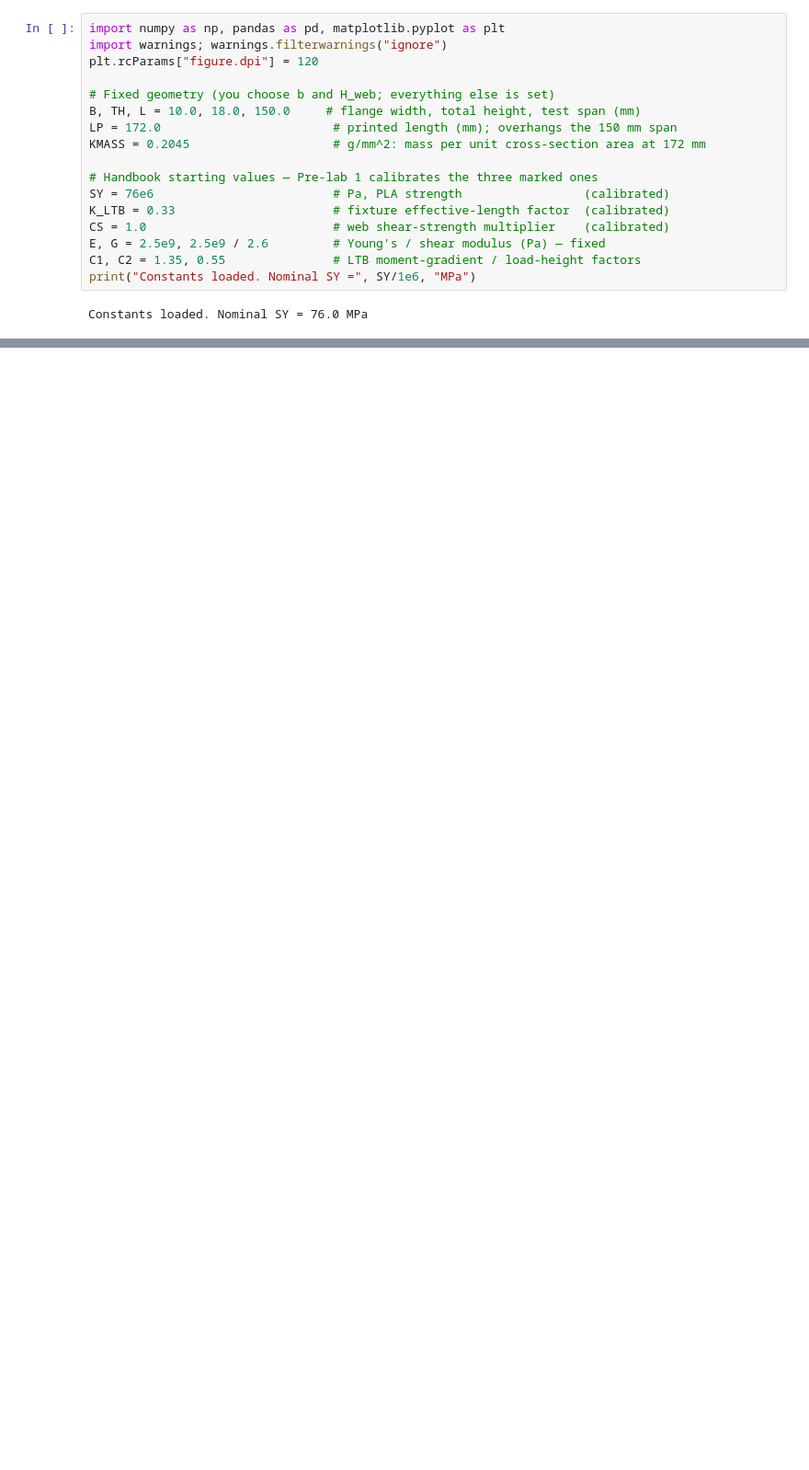
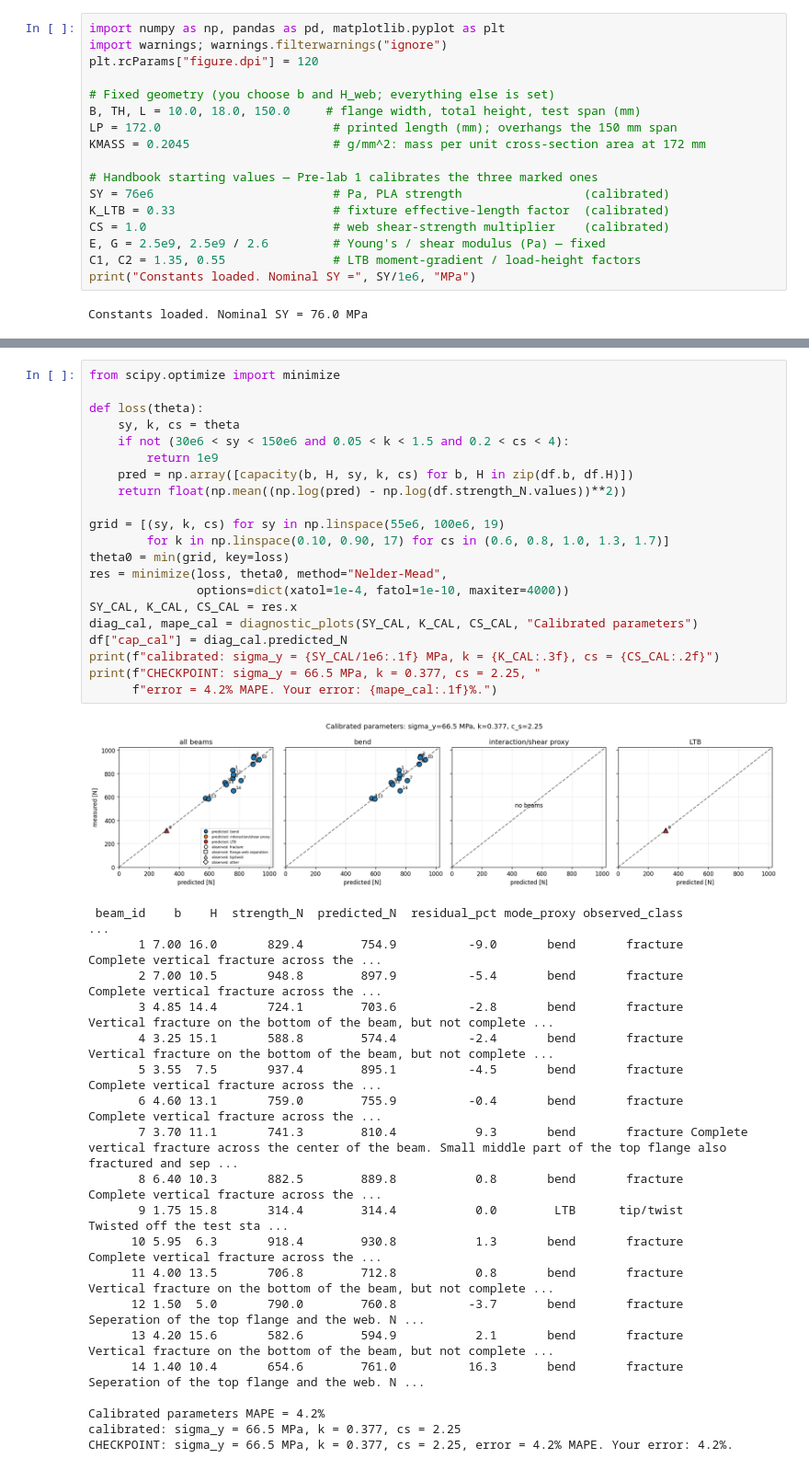
Before and after one commit to andrewvoss8-boop/core-me-data-science-activities-public, a Jupyter notebook: me323/Module1_drafts/ME323_Module1_Prelab1_FailureModes_KEY.ipynb, the cells around one changed output, grey strips where cells are left out. Shown at 92% size. Saved outputs shown, nothing was run; the diff lists cells and outputs as text; blank space fills up the shorter version.

```diff
--- a/me323/Module1_drafts/ME323_Module1_Prelab1_FailureModes_KEY.ipynb
+++ b/me323/Module1_drafts/ME323_Module1_Prelab1_FailureModes_KEY.ipynb
@@ -303,0 +414,42 @@ revealed at the start of Pre-lab 2.
+# %%
+from scipy.optimize import minimize
+
+def loss(theta):
+    sy, k, cs = theta
+    if not (30e6 < sy < 150e6 and 0.05 < k < 1.5 and 0.2 < cs < 4):
+        return 1e9
+    pred = np.array([capacity(b, H, sy, k, cs) for b, H in zip(df.b, df.H)])
+    return float(np.mean((np.log(pred) - np.log(df.strength_N.values))**2))
+
+grid = [(sy, k, cs) for sy in np.linspace(55e6, 100e6, 19)
+        for k in np.linspace(0.10, 0.90, 17) for cs in (0.6, 0.8, 1.0, 1.3, 1.7)]
+theta0 = min(grid, key=loss)
+res = minimize(loss, theta0, method="Nelder-Mead",
+               options=dict(xatol=1e-4, fatol=1e-10, maxiter=4000))
+SY_CAL, K_CAL, CS_CAL = res.x
+diag_cal, mape_cal = diagnostic_plots(SY_CAL, K_CAL, CS_CAL, "Calibrated parameters")
+df["cap_cal"] = diag_cal.predicted_N
+print(f"calibrated: sigma_y = {SY_CAL/1e6:.1f} MPa, k = {K_CAL:.3f}, cs = {CS_CAL:.2f}")
+print(f"CHECKPOINT: sigma_y = 66.5 MPa, k = 0.377, cs = 2.25, "
+      f"error = 4.2% MAPE. Your error: {mape_cal:.1f}%.")
+# %% [output]
+[figure, added]
+ beam_id    b    H  strength_N  predicted_N  residual_pct mode_proxy observed_class                                                                                                                      ...
+       1 7.00 16.0       829.4        754.9          -9.0       bend       fracture                                                                                Complete vertical fracture across the ...
+       2 7.00 10.5       948.8        897.9          -5.4       bend       fracture                                                                                Complete vertical fracture across the ...
+       3 4.85 14.4       724.1        703.6          -2.8       bend       fracture                                                        Vertical fracture on the bottom of the beam, but not complete ...
+       4 3.25 15.1       588.8        574.4          -2.4       bend       fracture                                                        Vertical fracture on the bottom of the beam, but not complete ...
+       5 3.55  7.5       937.4        895.1          -4.5       bend       fracture                                                                                Complete vertical fracture across the ...
+       6 4.60 13.1       759.0        755.9          -0.4       bend       fracture                                                                                Complete vertical fracture across the ...
+       7 3.70 11.1       741.3        810.4           9.3       bend       fracture Complete vertical fracture across the center of the beam. Small middle part of the top flange also fractured and sep ...
+       8 6.40 10.3       882.5        889.8           0.8       bend       fracture                                                                                Complete vertical fracture across the ...
+       9 1.75 15.8       314.4        314.4           0.0        LTB      tip/twist                                                                                             Twisted off the test sta ...
+      10 5.95  6.3       918.4        930.8           1.3       bend       fracture                                                                                Complete vertical fracture across the ...
+      11 4.00 13.5       706.8        712.8           0.8       bend       fracture                                                        Vertical fracture on the bottom of the beam, but not complete ...
+      12 1.50  5.0       790.0        760.8          -3.7       bend       fracture                                                                          Seperation of the top flange and the web. N ...
+      13 4.20 15.6       582.6        594.9           2.1       bend       fracture                                                        Vertical fracture on the bottom of the beam, but not complete ...
+      14 1.40 10.4       654.6        761.0          16.3       bend       fracture                                                                          Seperation of the top flange and the web. N ...
+
+Calibrated parameters MAPE = 4.2%
+calibrated: sigma_y = 66.5 MPa, k = 0.377, cs = 2.25
+CHECKPOINT: sigma_y = 66.5 MPa, k = 0.377, cs = 2.25, error = 4.2% MAPE. Your error: 4.2%.
```
Also changed, not shown: parts of 43 cells of this notebook, 11 other files.
